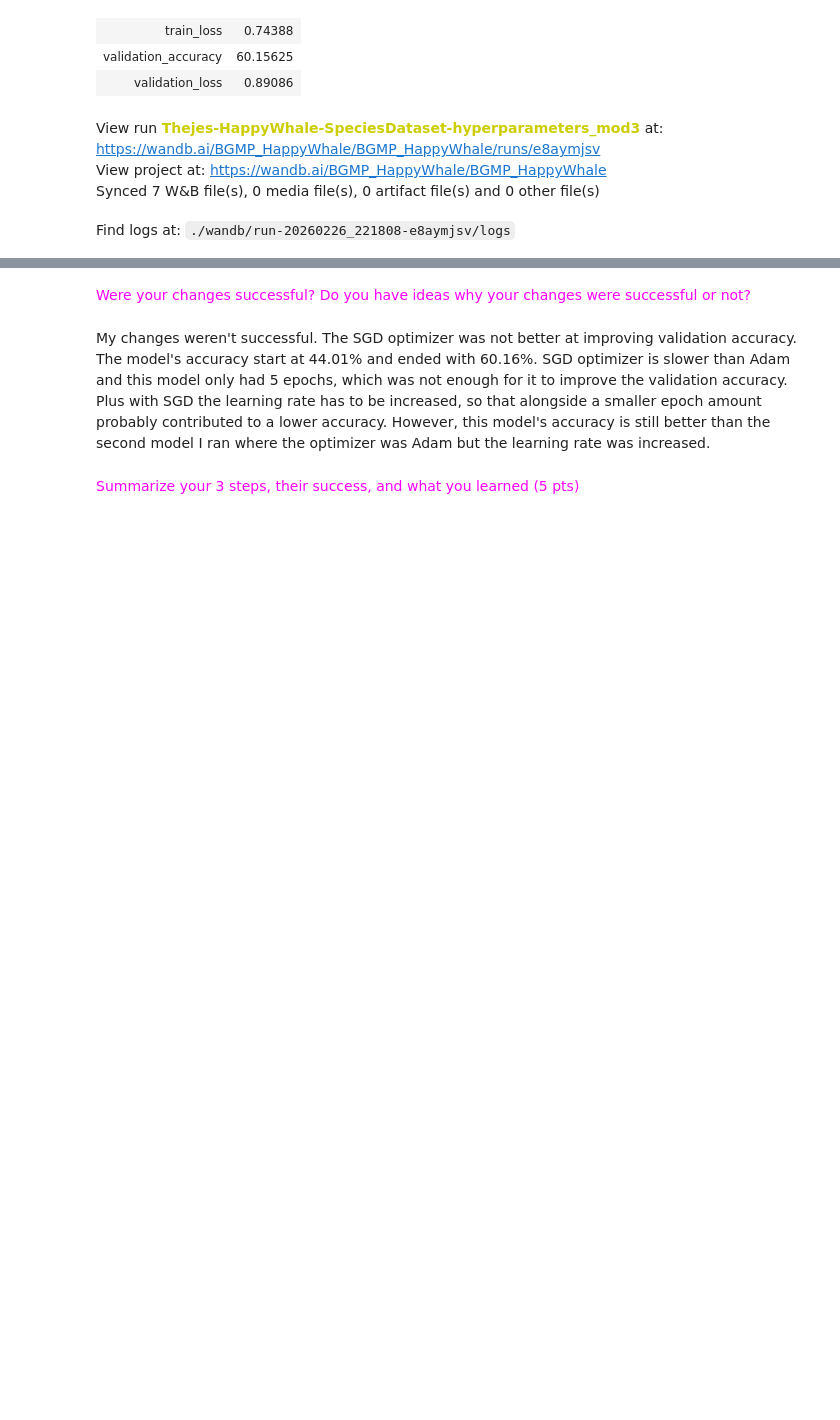
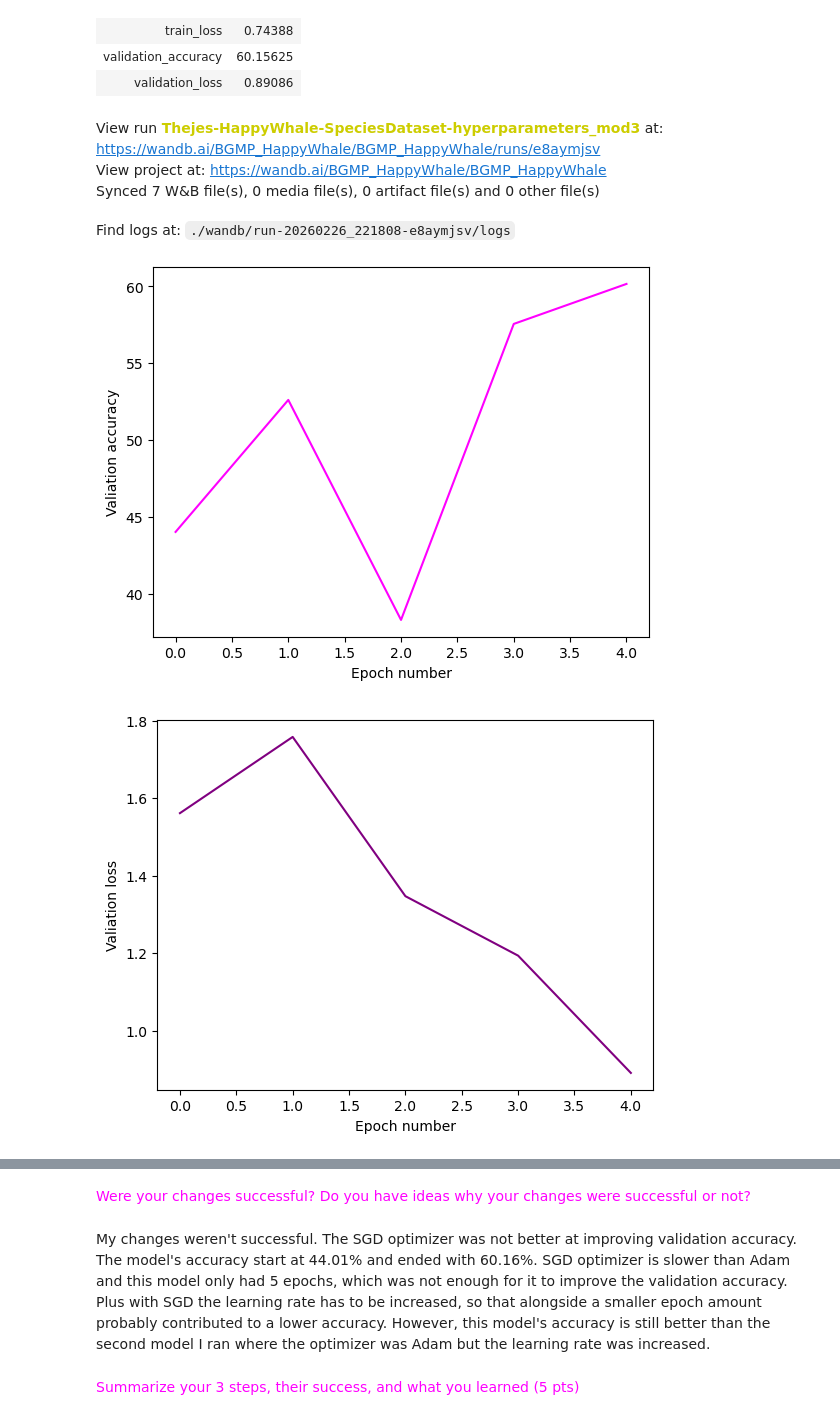
Before and after one commit to thejesnair/HappyWhaleClassifier, a Jupyter notebook: ML_assignment_whale_species.ipynb, the cells around one changed output, grey strips where cells are left out. Cells and saved outputs as stored; diff of their text form; code cells hidden in the pictures; blank space fills up the shorter version.

```diff
--- a/ML_assignment_whale_species.ipynb
+++ b/ML_assignment_whale_species.ipynb
@@ -1463,15 +1463,18 @@ View project at: https://wandb.ai/BGMP_HappyWhale/BGMP_HappyWhale
 Synced 7 W&B file(s), 0 media file(s), 0 artifact file(s) and 0 other file(s)
 Find logs at: ./wandb/run-20260226_221808-e8aymjsv/logs
 # %%
-plt.plot(range(epochs), validation_accuracy_list, color = "magenta")
+plt.plot(range(epochs), val_acc_list, color = "magenta")
 plt.xlabel("Epoch number")
 plt.ylabel("Valiation accuracy")
 plt.show()
 
-plt.plot(range(epochs), validation_loss_list, color = "purple")
+plt.plot(range(epochs), val_losses, color = "purple")
 plt.xlabel("Epoch number")
 plt.ylabel("Valiation loss")
 plt.show()
 
 y_pred, y_true = predict(model, test_set)
 cm_analysis(y_true, y_pred, "Confusion matrix")
+# %% [output]
+[figure, added]
+[figure, added]
```
Also changed, not shown: parts of 1 cell of this notebook.
